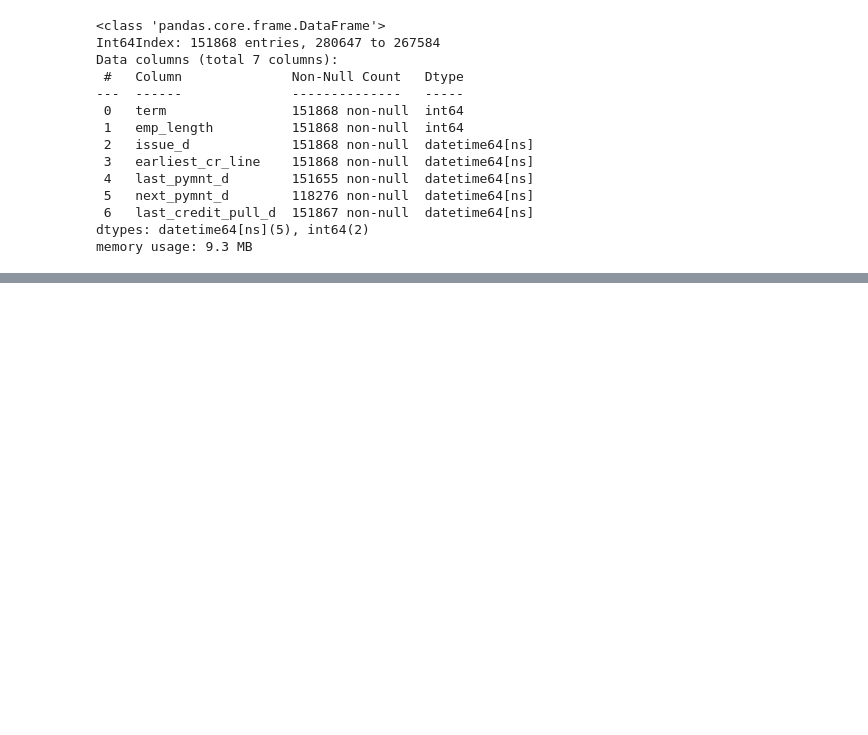
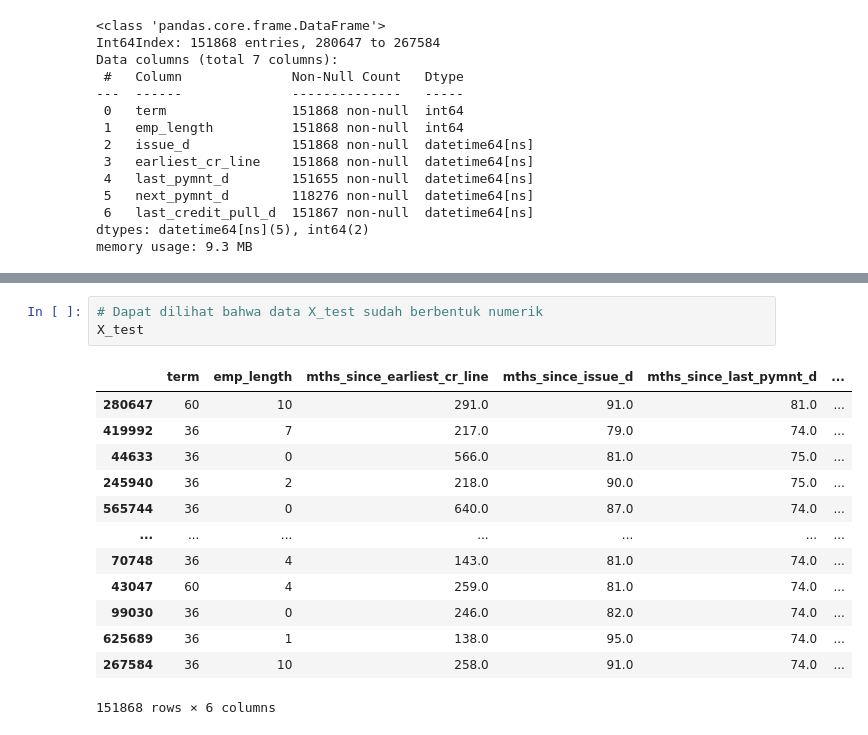
Before and after one commit to lleonrdoo/Data-Sci, a Jupyter notebook: Credit Risk Model-Project.ipynb, the cells around one changed output, grey strips where cells are left out. Cells and saved outputs as stored; diff of their text form; blank space fills up the shorter version.

```diff
--- a/Credit Risk Model-Project.ipynb
+++ b/Credit Risk Model-Project.ipynb
@@ -381,0 +502,17 @@ memory usage: 9.3 MB
+# %%
+# Dapat dilihat bahwa data X_test sudah berbentuk numerik
+X_test
+# %% [output]
+|  | term | emp_length | mths_since_earliest_cr_line | mths_since_issue_d | mths_since_last_pymnt_d | ... |
+| 280647 | 60 | 10 | 291.0 | 91.0 | 81.0 | ... |
+| 419992 | 36 | 7 | 217.0 | 79.0 | 74.0 | ... |
+| 44633 | 36 | 0 | 566.0 | 81.0 | 75.0 | ... |
+| 245940 | 36 | 2 | 218.0 | 90.0 | 75.0 | ... |
+| 565744 | 36 | 0 | 640.0 | 87.0 | 74.0 | ... |
+| ... | ... | ... | ... | ... | ... | ... |
+| 70748 | 36 | 4 | 143.0 | 81.0 | 74.0 | ... |
+| 43047 | 60 | 4 | 259.0 | 81.0 | 74.0 | ... |
+| 99030 | 36 | 0 | 246.0 | 82.0 | 74.0 | ... |
+| 625689 | 36 | 1 | 138.0 | 95.0 | 74.0 | ... |
+| 267584 | 36 | 10 | 258.0 | 91.0 | 74.0 | ... |
+151868 rows × 6 columns
```
Also changed, not shown: parts of 20 cells of this notebook.
